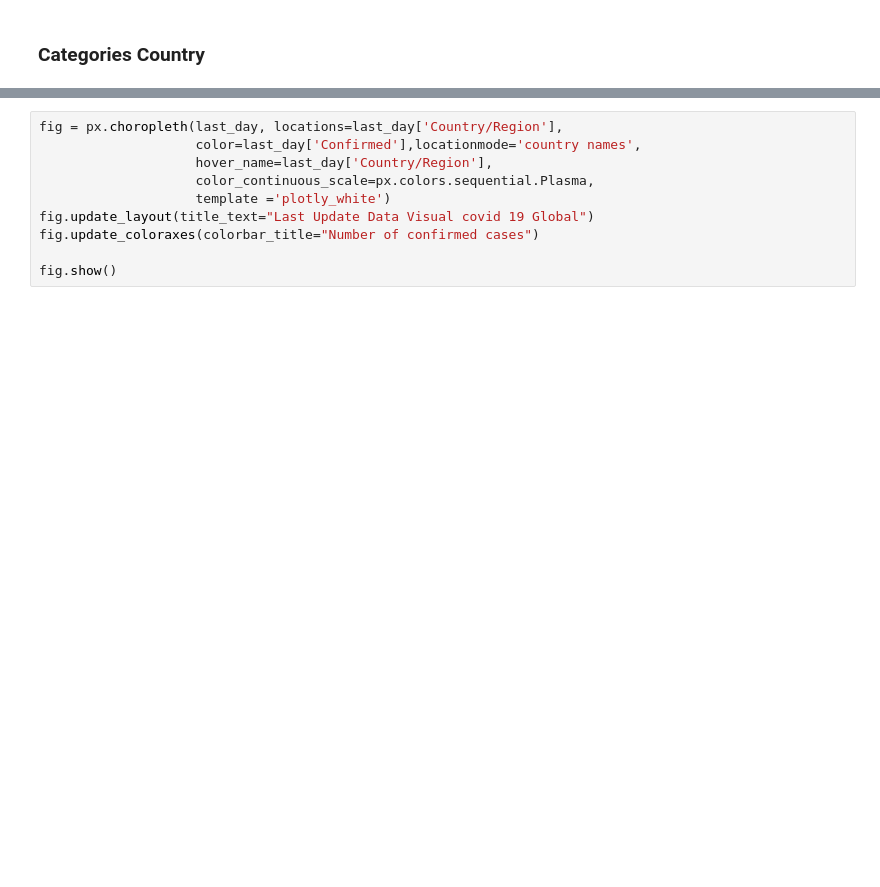
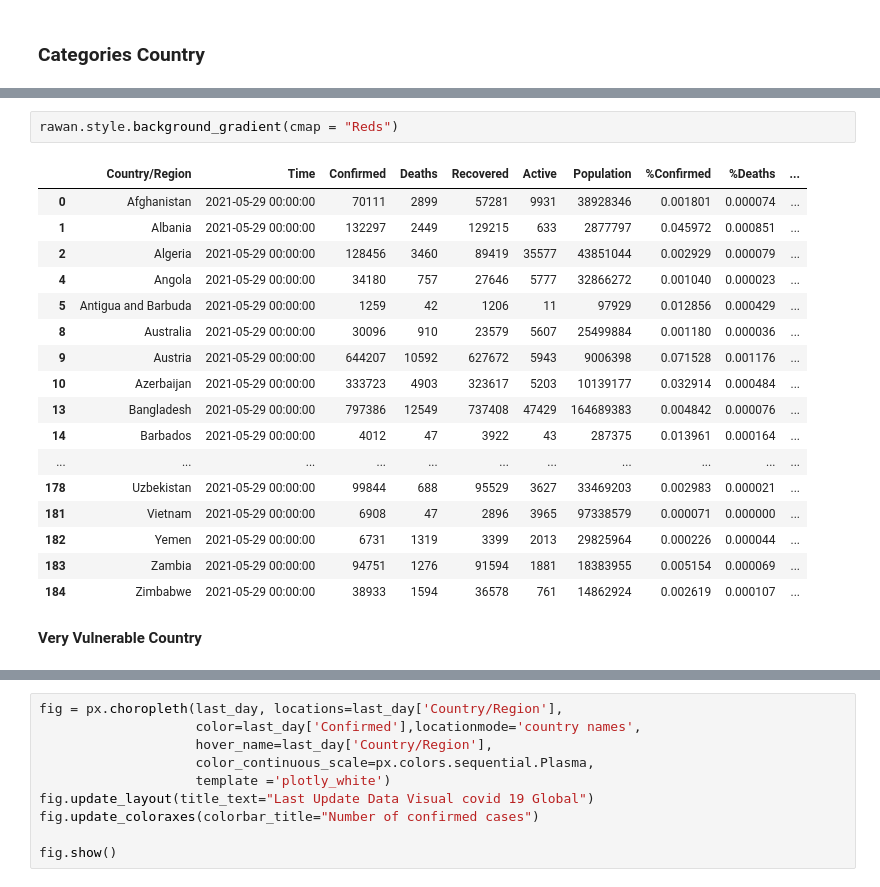
Before and after one commit to agushery/DataVisualization-COVID19, a Jupyter notebook: Data_Visualization_Final.ipynb, the cells around one changed output, grey strips where cells are left out. Saved outputs shown, nothing was run; the diff lists cells and outputs as text; blank space fills up the shorter version.

```diff
--- a/Data_Visualization_Final.ipynb
+++ b/Data_Visualization_Final.ipynb
@@ -276,4 +284,26 @@ fig.update_coloraxes(colorbar_title="Number of confirmed cases")
 fig.show()
 # %% [output]
 [interactive output not drawn]
+# %%
+rawan.style.background_gradient(cmap = "Reds")
+# %% [output]
+|  | Country/Region | Time | Confirmed | Deaths | Recovered | Active | Population | %Confirmed | %Deaths | ... |
+| 0 | Afghanistan | 2021-05-29 00:00:00 | 70111 | 2899 | 57281 | 9931 | 38928346 | 0.001801 | 0.000074 | ... |
+| 1 | Albania | 2021-05-29 00:00:00 | 132297 | 2449 | 129215 | 633 | 2877797 | 0.045972 | 0.000851 | ... |
+| 2 | Algeria | 2021-05-29 00:00:00 | 128456 | 3460 | 89419 | 35577 | 43851044 | 0.002929 | 0.000079 | ... |
+| 4 | Angola | 2021-05-29 00:00:00 | 34180 | 757 | 27646 | 5777 | 32866272 | 0.001040 | 0.000023 | ... |
+| 5 | Antigua and Barbuda | 2021-05-29 00:00:00 | 1259 | 42 | 1206 | 11 | 97929 | 0.012856 | 0.000429 | ... |
+| 8 | Australia | 2021-05-29 00:00:00 | 30096 | 910 | 23579 | 5607 | 25499884 | 0.001180 | 0.000036 | ... |
+| 9 | Austria | 2021-05-29 00:00:00 | 644207 | 10592 | 627672 | 5943 | 9006398 | 0.071528 | 0.001176 | ... |
+| 10 | Azerbaijan | 2021-05-29 00:00:00 | 333723 | 4903 | 323617 | 5203 | 10139177 | 0.032914 | 0.000484 | ... |
+| 13 | Bangladesh | 2021-05-29 00:00:00 | 797386 | 12549 | 737408 | 47429 | 164689383 | 0.004842 | 0.000076 | ... |
+| 14 | Barbados | 2021-05-29 00:00:00 | 4012 | 47 | 3922 | 43 | 287375 | 0.013961 | 0.000164 | ... |
+| ... | ... | ... | ... | ... | ... | ... | ... | ... | ... | ... |
+| 178 | Uzbekistan | 2021-05-29 00:00:00 | 99844 | 688 | 95529 | 3627 | 33469203 | 0.002983 | 0.000021 | ... |
+| 181 | Vietnam | 2021-05-29 00:00:00 | 6908 | 47 | 2896 | 3965 | 97338579 | 0.000071 | 0.000000 | ... |
+| 182 | Yemen | 2021-05-29 00:00:00 | 6731 | 1319 | 3399 | 2013 | 29825964 | 0.000226 | 0.000044 | ... |
+| 183 | Zambia | 2021-05-29 00:00:00 | 94751 | 1276 | 91594 | 1881 | 18383955 | 0.005154 | 0.000069 | ... |
+| 184 | Zimbabwe | 2021-05-29 00:00:00 | 38933 | 1594 | 36578 | 761 | 14862924 | 0.002619 | 0.000107 | ... |
+# %% [markdown]
+**Very Vulnerable Country**
 # %%
```
Also changed, not shown: parts of 59 cells of this notebook, 3 other files.
